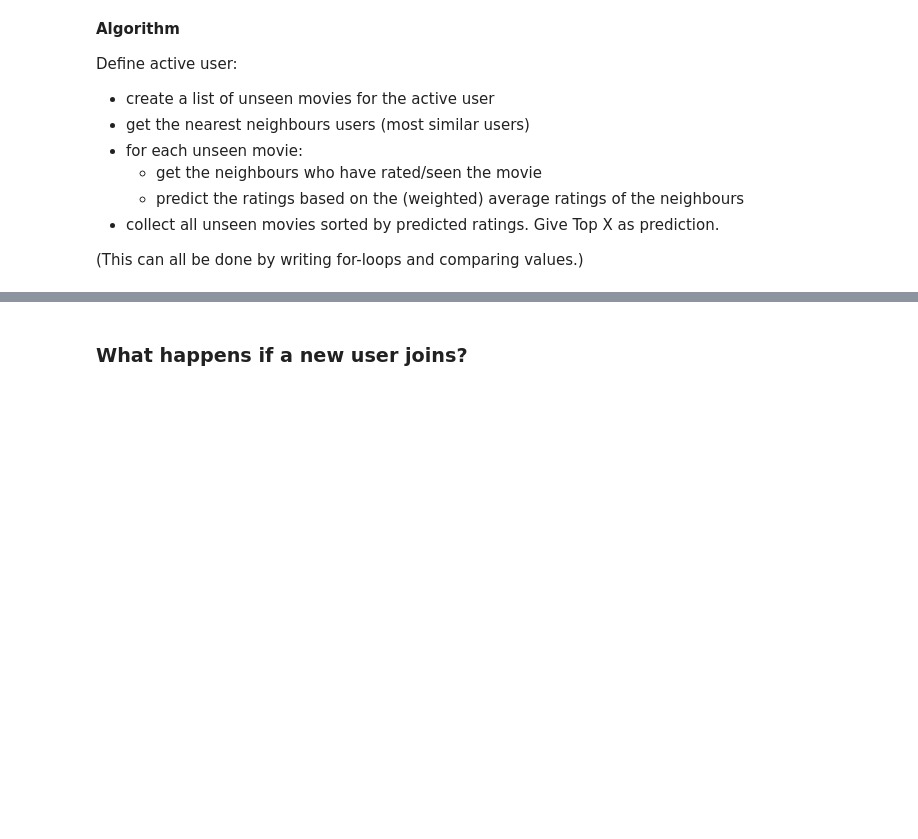
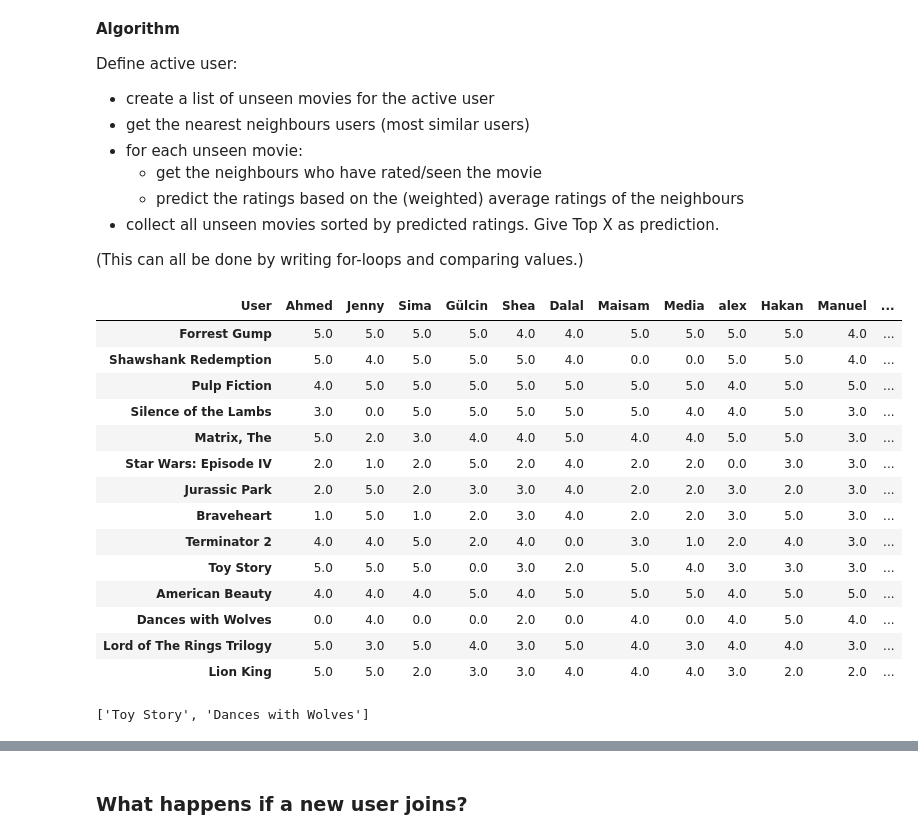
Before and after one commit to RosiNantis/Projects_from_Spiced_personal, a Jupyter notebook: week_10/10.4.cosine_similarity/cosine_similarity_sri.ipynb, the cells around one changed output, grey strips where cells are left out. Saved outputs shown, nothing was run; the diff lists cells and outputs as text; code cells hidden in the pictures; blank space fills up the shorter version.

```diff
--- a/week_10/10.4.cosine_similarity/cosine_similarity_sri.ipynb
+++ b/week_10/10.4.cosine_similarity/cosine_similarity_sri.ipynb
@@ -253,5 +253,23 @@ Define active user:
 (This can all be done by writing for-loops and comparing values.)
 # %%
 # use the transposed version of R
+R_t = R.T
+R_t
+# %% [output]
+| User | Ahmed | Jenny | Sima | Gülcin | Shea | Dalal | Maisam | Media | alex | Hakan | Manuel | ... |
+| Forrest Gump | 5.0 | 5.0 | 5.0 | 5.0 | 4.0 | 4.0 | 5.0 | 5.0 | 5.0 | 5.0 | 4.0 | ... |
+| Shawshank Redemption | 5.0 | 4.0 | 5.0 | 5.0 | 5.0 | 4.0 | 0.0 | 0.0 | 5.0 | 5.0 | 4.0 | ... |
+| Pulp Fiction | 4.0 | 5.0 | 5.0 | 5.0 | 5.0 | 5.0 | 5.0 | 5.0 | 4.0 | 5.0 | 5.0 | ... |
+| Silence of the Lambs | 3.0 | 0.0 | 5.0 | 5.0 | 5.0 | 5.0 | 5.0 | 4.0 | 4.0 | 5.0 | 3.0 | ... |
+| Matrix, The | 5.0 | 2.0 | 3.0 | 4.0 | 4.0 | 5.0 | 4.0 | 4.0 | 5.0 | 5.0 | 3.0 | ... |
+| Star Wars: Episode IV | 2.0 | 1.0 | 2.0 | 5.0 | 2.0 | 4.0 | 2.0 | 2.0 | 0.0 | 3.0 | 3.0 | ... |
+| Jurassic Park | 2.0 | 5.0 | 2.0 | 3.0 | 3.0 | 4.0 | 2.0 | 2.0 | 3.0 | 2.0 | 3.0 | ... |
+| Braveheart | 1.0 | 5.0 | 1.0 | 2.0 | 3.0 | 4.0 | 2.0 | 2.0 | 3.0 | 5.0 | 3.0 | ... |
+| Terminator 2 | 4.0 | 4.0 | 5.0 | 2.0 | 4.0 | 0.0 | 3.0 | 1.0 | 2.0 | 4.0 | 3.0 | ... |
+| Toy Story | 5.0 | 5.0 | 5.0 | 0.0 | 3.0 | 2.0 | 5.0 | 4.0 | 3.0 | 3.0 | 3.0 | ... |
+| American Beauty | 4.0 | 4.0 | 4.0 | 5.0 | 4.0 | 5.0 | 5.0 | 5.0 | 4.0 | 5.0 | 5.0 | ... |
+| Dances with Wolves | 0.0 | 4.0 | 0.0 | 0.0 | 2.0 | 0.0 | 4.0 | 0.0 | 4.0 | 5.0 | 4.0 | ... |
+| Lord of The Rings Trilogy | 5.0 | 3.0 | 5.0 | 4.0 | 3.0 | 5.0 | 4.0 | 3.0 | 4.0 | 4.0 | 3.0 | ... |
+| Lion King | 5.0 | 5.0 | 2.0 | 3.0 | 3.0 | 4.0 | 4.0 | 4.0 | 3.0 | 2.0 | 2.0 | ... |
 # %%
 # choose an active user
@@ -258,2 +277,6 @@ Define active user:
 # %%
 # create a list of unseen movies for this user
+unseen_movies = list(R_t.index[R_t[active_user]==0])
+unseen_movies
+# %% [output]
+['Toy Story', 'Dances with Wolves']
```
Also changed, not shown: parts of 15 cells of this notebook.
